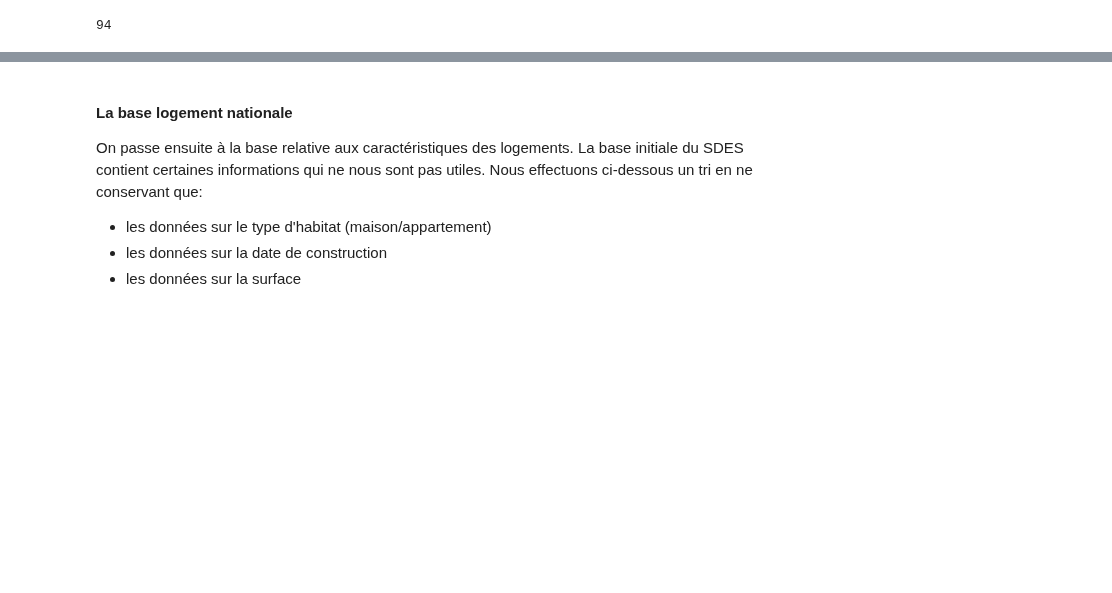
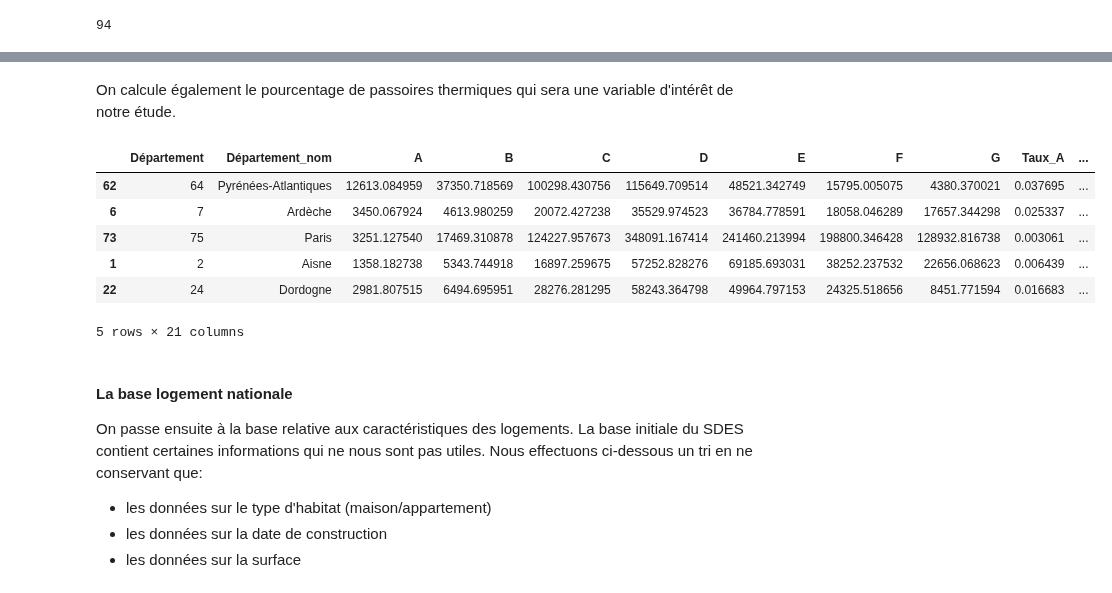
Before and after one commit to f-b-l/python2A, a Jupyter notebook: Master Notebook.ipynb, the cells around one changed output, grey strips where cells are left out. Cells and saved outputs as stored; diff of their text form; code cells hidden in the pictures; blank space fills up the shorter version.

```diff
--- a/Master Notebook.ipynb
+++ b/Master Notebook.ipynb
@@ -338,0 +370,19 @@ annee_de_construction_nb
+# %%
+#Pour la surface habitable
+for i in range(95):
+  def extracted_file(i): #on crée une variable qui permet d'extraire un excel parmi la namelist
+    return zipfile.open(nom[i]) #ouvre le département i, il faut aller de 1 jusqu'à 95 (nombre de départements étudiés, le fichier en position 0 étant un texte d'information)
+
+for i in range(95):
+  def choix9(i):
+    return pd.ExcelFile(extracted_file(i))
+
+for i in range(95):
+  def choix10(i):
+    return choix9(i).parse('Année de construction', nrows = 7, header = 0)
+
+surface_nb = choix10(1)  #le premier élément
+for i in range(2, 95):
+ surface_nb = pd.concat([surface_nb,choix10(i)])
+
+surface_nb
@@ -535,6 +589,6 @@ df_bdd_nat_work.head(35)
 # %%
-#ajouter le calcul du DPE le plus fréquent par département
-df_bdd_nat_work['log_tot_quint'] = pd.qcut(df_bdd_nat_work['Log_totaux'], 10, labels=False)
+#ajouter la création du quintile par nb de logements
+df_bdd_nat_work['log_tot_quint'] = pd.qcut(df_bdd_nat_work['Log_totaux'], 5, labels=False)
 df_bdd_nat_work
 # %% [output]
 |  | Département | Département_nom | A | B | C | D | E | F | G | Taux_A | ... |
@@ -574,3 +628,17 @@ df_bdd_nat_work
+# %% [markdown]
+On calcule également le pourcentage de passoires thermiques qui sera une variable d'intérêt de notre étude.
+# %%
+#Pourcentage de passoires thermique
+df_bdd_nat_work=df_bdd_nat_work.assign(Taux_Passoires_Thermique=(df_bdd_nat_work['Taux_F']+df_bdd_nat_work['Taux_G'])*100)
+df_bdd_nat_work.sample(5)
+# %% [output]
+|  | Département | Département_nom | A | B | C | D | E | F | G | Taux_A | ... |
+| 62 | 64 | Pyrénées-Atlantiques | 12613.084959 | 37350.718569 | 100298.430756 | 115649.709514 | 48521.342749 | 15795.005075 | 4380.370021 | 0.037695 | ... |
+| 6 | 7 | Ardèche | 3450.067924 | 4613.980259 | 20072.427238 | 35529.974523 | 36784.778591 | 18058.046289 | 17657.344298 | 0.025337 | ... |
+| 73 | 75 | Paris | 3251.127540 | 17469.310878 | 124227.957673 | 348091.167414 | 241460.213994 | 198800.346428 | 128932.816738 | 0.003061 | ... |
+| 1 | 2 | Aisne | 1358.182738 | 5343.744918 | 16897.259675 | 57252.828276 | 69185.693031 | 38252.237532 | 22656.068623 | 0.006439 | ... |
+| 22 | 24 | Dordogne | 2981.807515 | 6494.695951 | 28276.281295 | 58243.364798 | 49964.797153 | 24325.518656 | 8451.771594 | 0.016683 | ... |
+5 rows × 21 columns
 # %% [markdown]
 #### La base logement nationale
 
```
Also changed, not shown: parts of 50 cells of this notebook.
